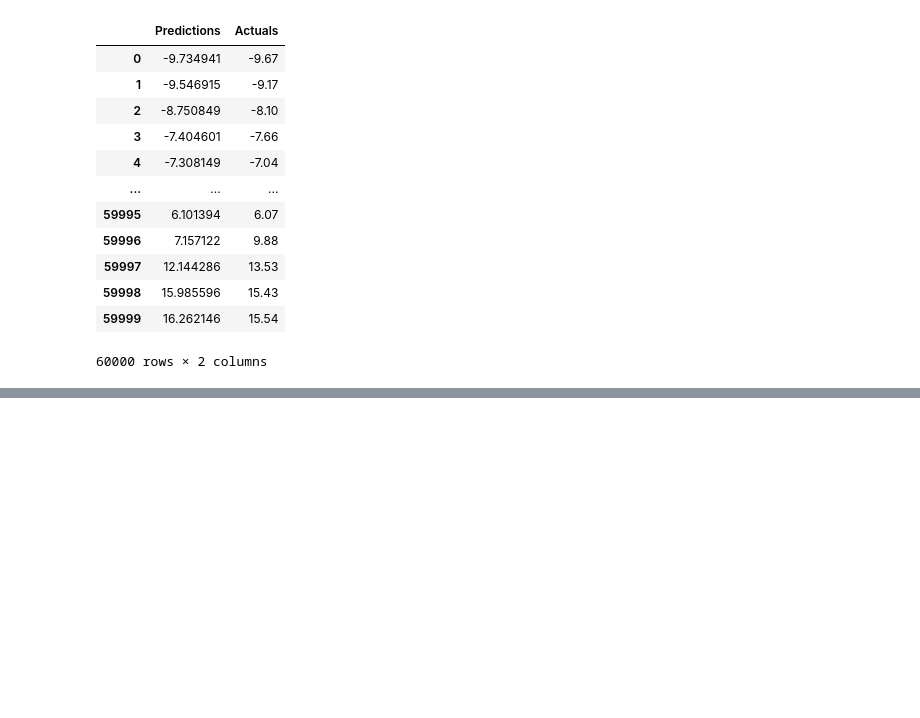
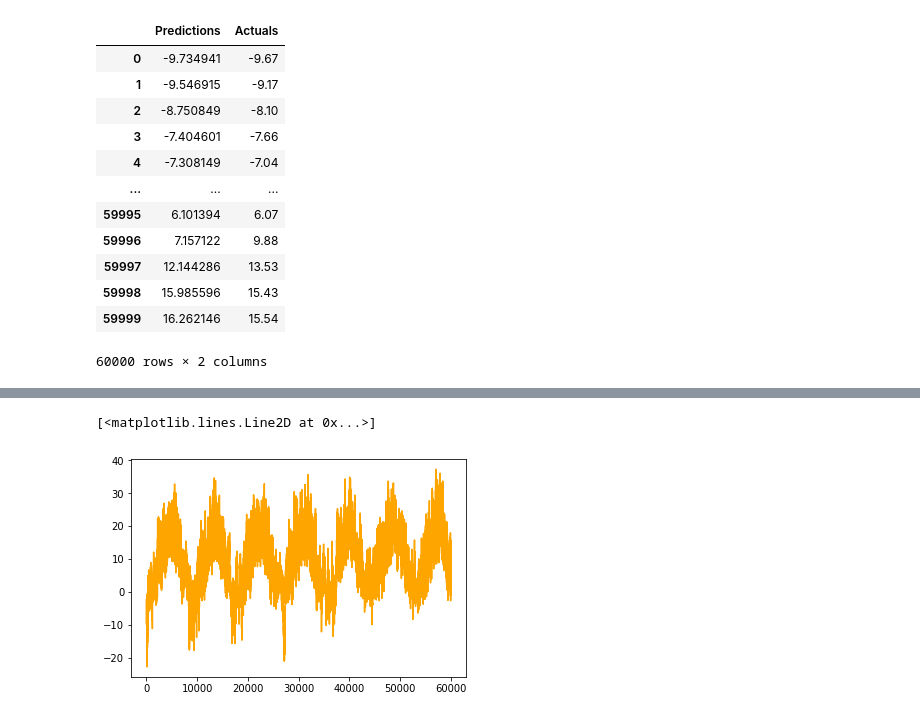
Before and after one commit to hli2238/FinRL---Stock-Prediction, a Jupyter notebook: models/LSTM Model.ipynb, the cells around one changed output, grey strips where cells are left out. Saved outputs shown, nothing was run; the diff lists cells and outputs as text; code cells hidden in the pictures; blank space fills up the shorter version.

```diff
--- a/models/LSTM Model.ipynb
+++ b/models/LSTM Model.ipynb
@@ -115,0 +121,5 @@ results
+# %%
+plt.plot(results['Actuals'], color = 'orange')
+# %% [output]
+[<matplotlib.lines.Line2D at 0x...>]
+[figure, added]
```
Also changed, not shown: parts of 2 cells of this notebook, 3 other files.
